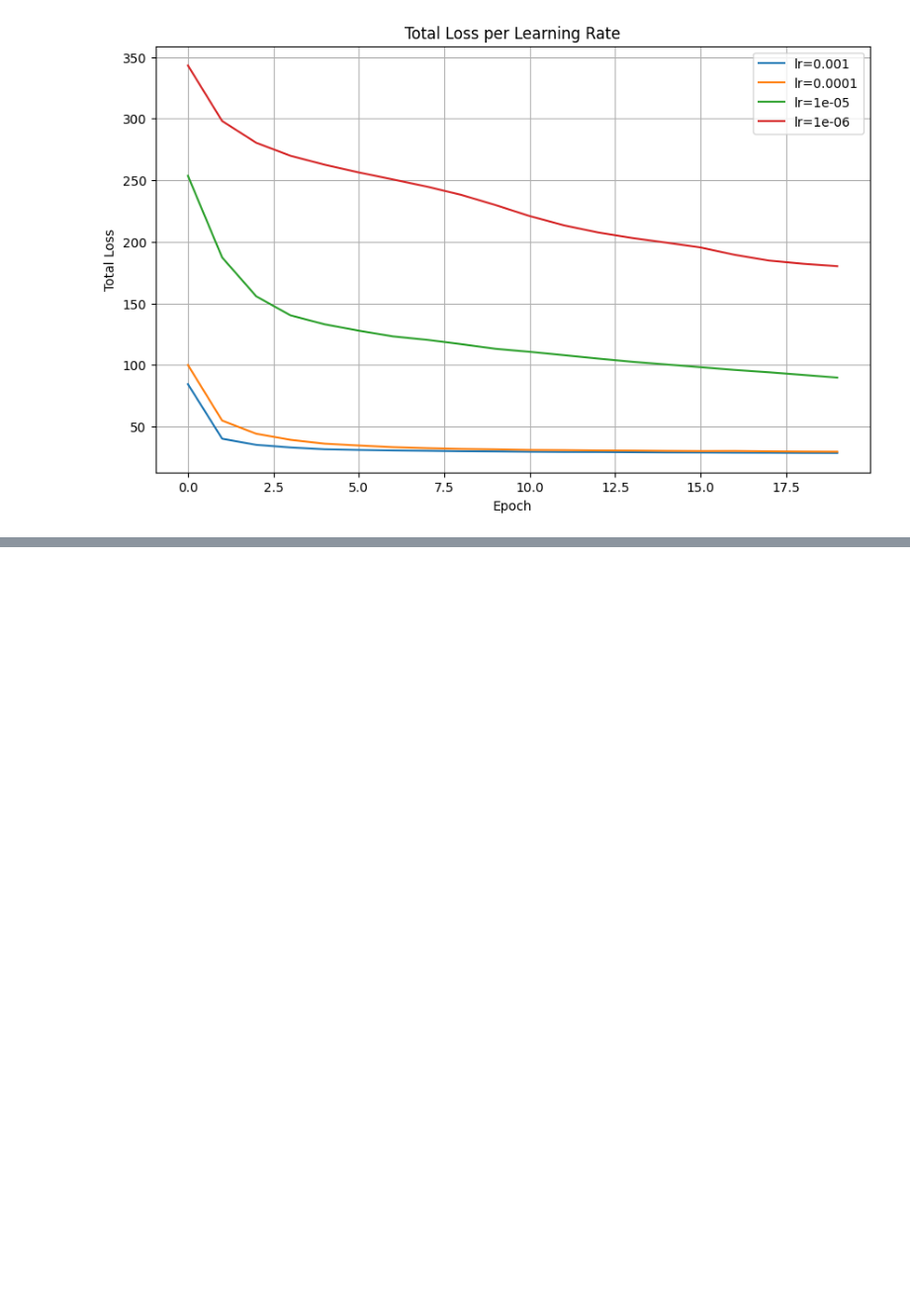
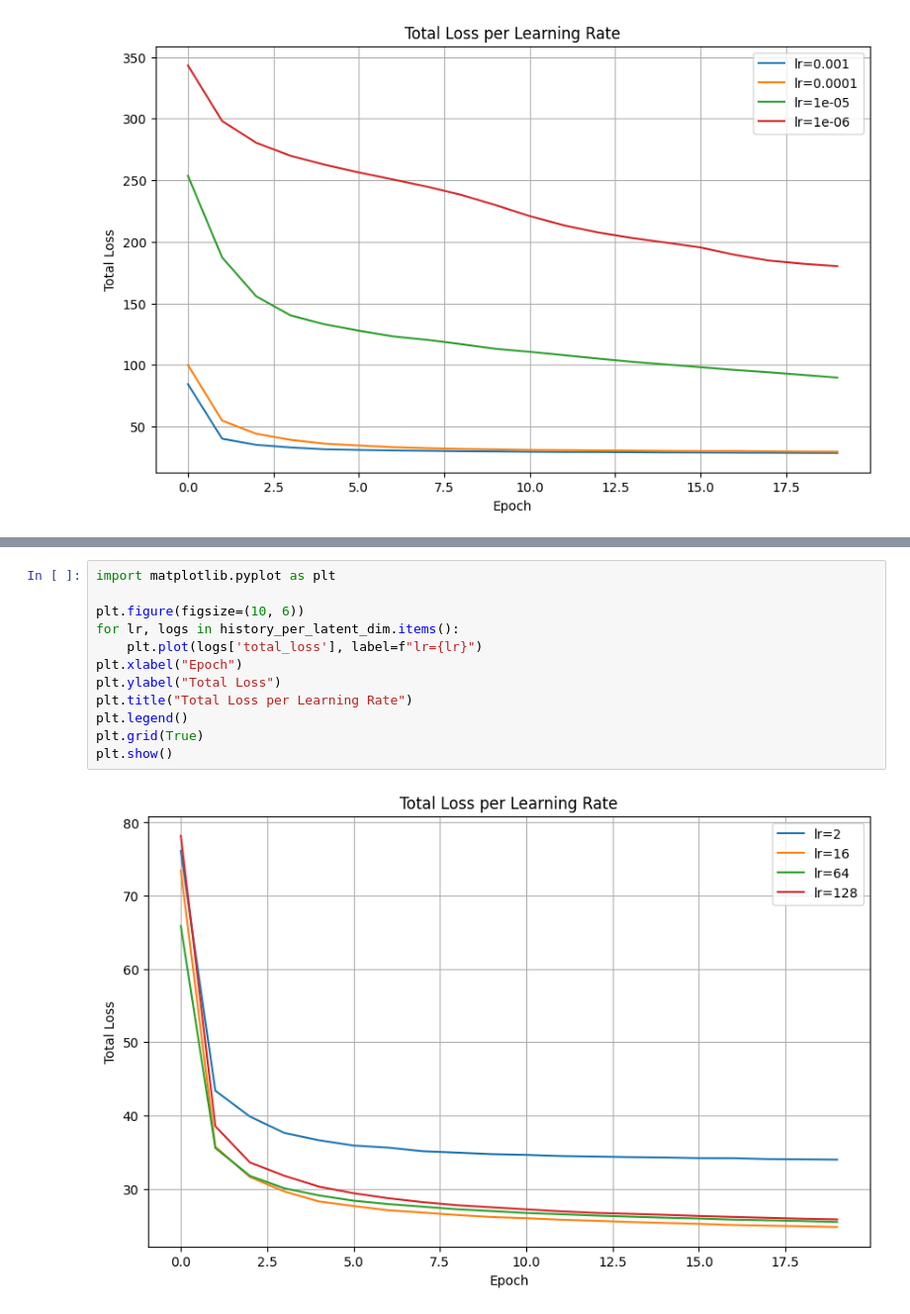
Before and after one commit to UTSW-Software-Engineering-Course-2025/Module2_Yuyan, a Jupyter notebook: 04_ExerciseCodeAndInstructions/HPO/hpo_mnist.ipynb, the cells around one changed output, grey strips where cells are left out. Shown at 99% size. Cells and saved outputs as stored; diff of their text form; blank space fills up the shorter version.

Commit message:
add latent dim in HPO

```diff
--- a/04_ExerciseCodeAndInstructions/HPO/hpo_mnist.ipynb
+++ b/04_ExerciseCodeAndInstructions/HPO/hpo_mnist.ipynb
@@ -491,0 +614,14 @@ plt.show()
+# %%
+import matplotlib.pyplot as plt
+
+plt.figure(figsize=(10, 6))
+for lr, logs in history_per_latent_dim.items():
+    plt.plot(logs['total_loss'], label=f"lr={lr}")
+plt.xlabel("Epoch")
+plt.ylabel("Total Loss")
+plt.title("Total Loss per Learning Rate")
+plt.legend()
+plt.grid(True)
+plt.show()
+# %% [output]
+[figure, added]
```
Also changed, not shown: parts of 1 cell of this notebook.
